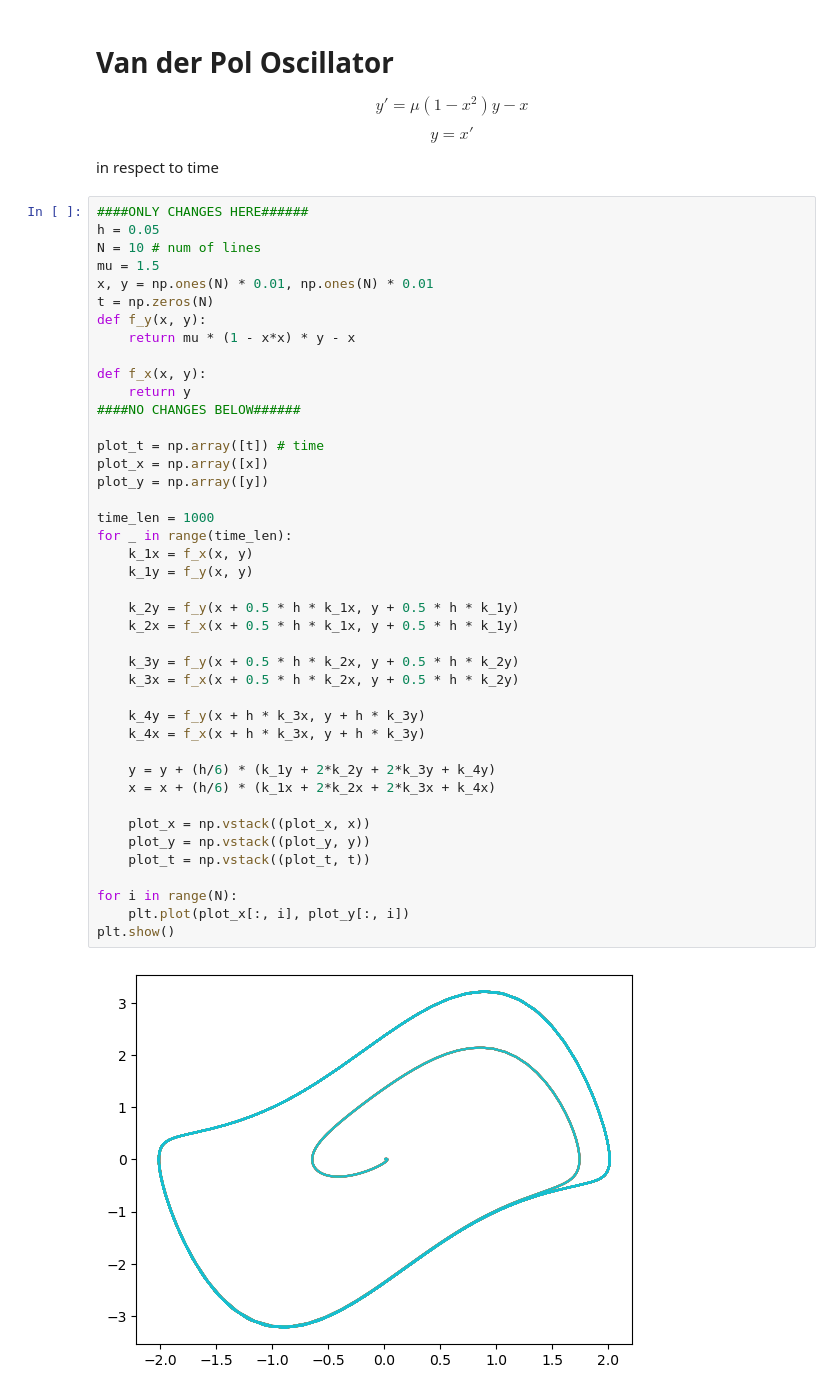
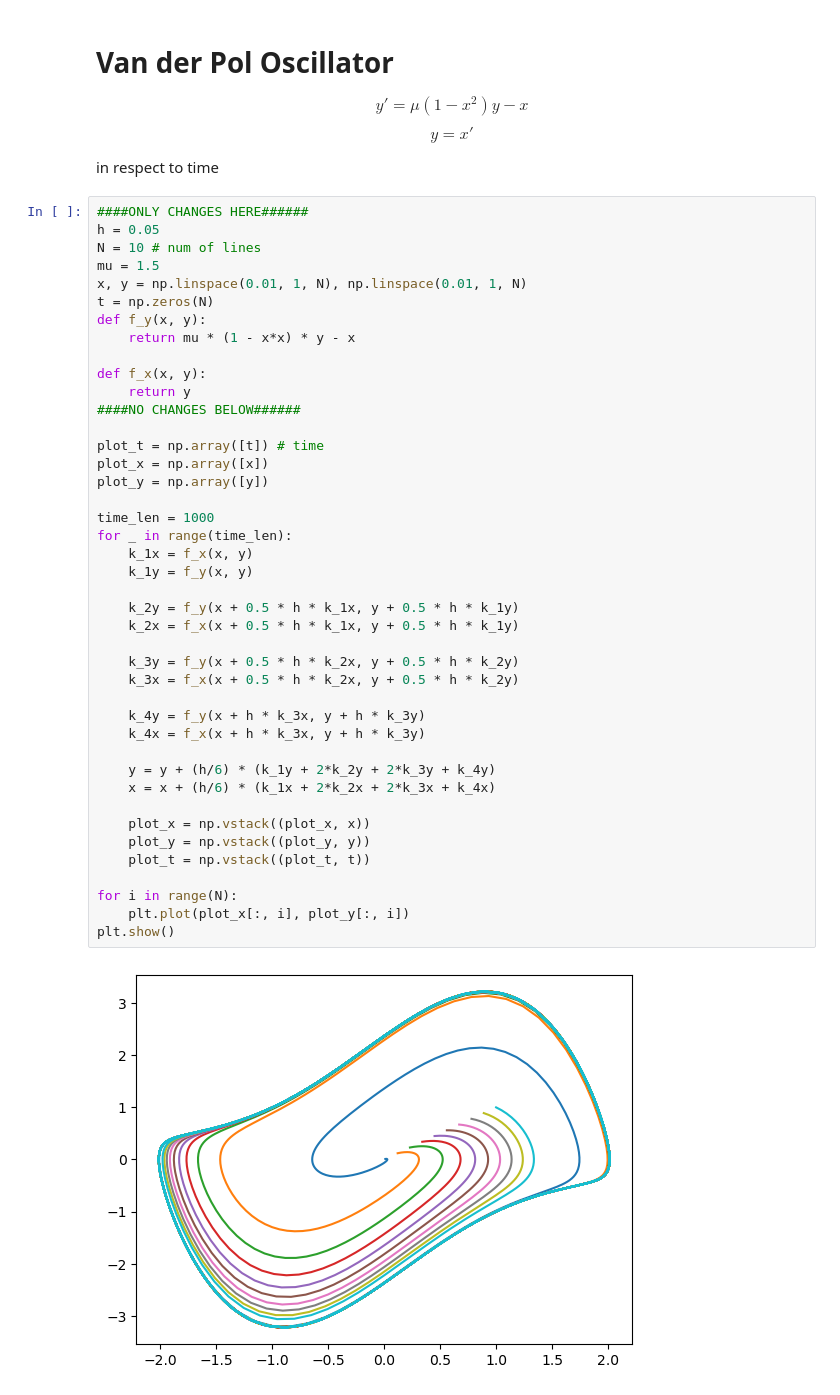
Before and after one commit to curtisjhu/notebooks, a Jupyter notebook: math/nonlinear.ipynb, the cells around one changed output. Cells and saved outputs as stored; diff of their text form.

```diff
--- a/math/nonlinear.ipynb
+++ b/math/nonlinear.ipynb
@@ -246,7 +246,7 @@ in respect to time
 h = 0.05
 N = 10 # num of lines
 mu = 1.5
-x, y = np.ones(N) * 0.01, np.ones(N) * 0.01
+x, y = np.linspace(0.01, 1, N), np.linspace(0.01, 1, N)
 t = np.zeros(N)
 def f_y(x, y):
 	return mu * (1 - x*x) * y - x
@@ -257,31 +257,31 @@ def f_x(x, y):
 
 plot_t = np.array([t]) # time
 plot_x = np.array([x])
 plot_y = np.array([y])
 
 time_len = 1000
 for _ in range(time_len):
 	k_1x = f_x(x, y)
 	k_1y = f_y(x, y)
 
 	k_2y = f_y(x + 0.5 * h * k_1x, y + 0.5 * h * k_1y)
 	k_2x = f_x(x + 0.5 * h * k_1x, y + 0.5 * h * k_1y)
 
 	k_3y = f_y(x + 0.5 * h * k_2x, y + 0.5 * h * k_2y)
 	k_3x = f_x(x + 0.5 * h * k_2x, y + 0.5 * h * k_2y)
 
 	k_4y = f_y(x + h * k_3x, y + h * k_3y)
 	k_4x = f_x(x + h * k_3x, y + h * k_3y)
 
 	y = y + (h/6) * (k_1y + 2*k_2y + 2*k_3y + k_4y)
 	x = x + (h/6) * (k_1x + 2*k_2x + 2*k_3x + k_4x)
 
 	plot_x = np.vstack((plot_x, x))
 	plot_y = np.vstack((plot_y, y))
 	plot_t = np.vstack((plot_t, t))
 
 for i in range(N):
 	plt.plot(plot_x[:, i], plot_y[:, i])
 plt.show()
 # %% [output]
-[figure, old version]
+[figure, new version]
```
